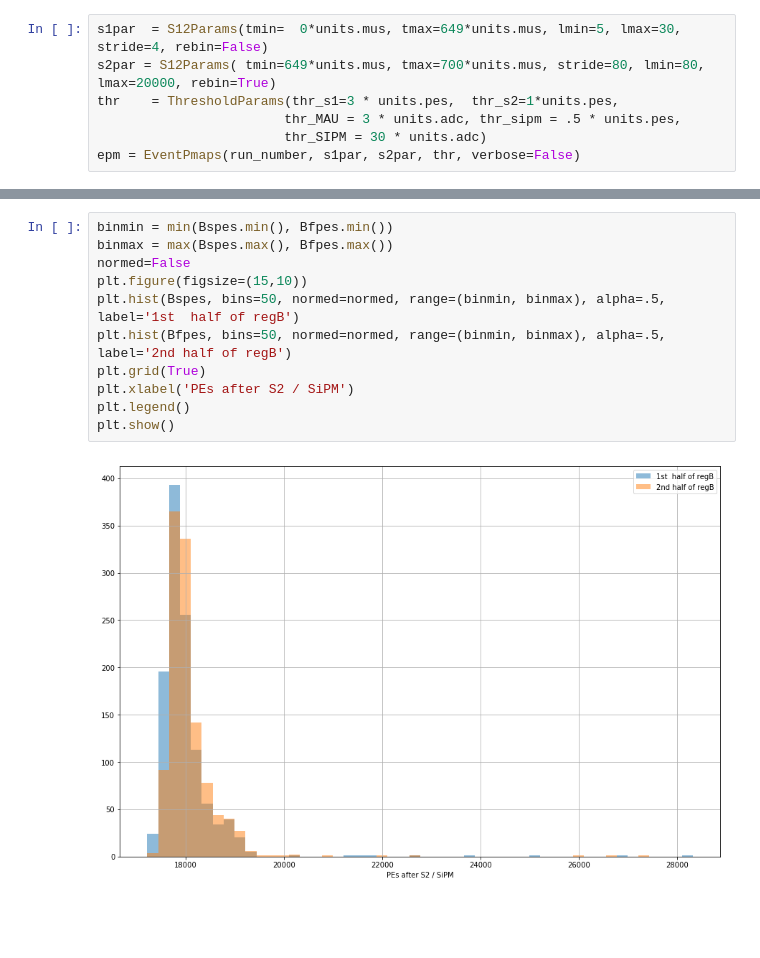
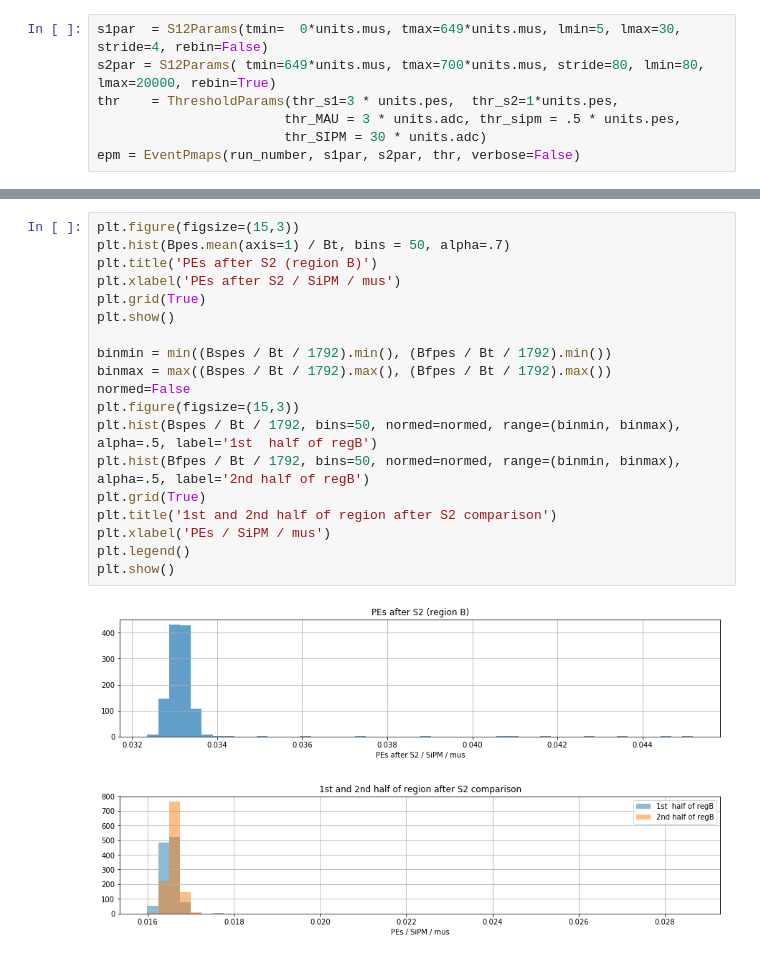
Before and after one commit to abotas/ICARO, a Jupyter notebook: icaro/Kryptonite/SiPMShowers.ipynb, the cells around one changed output, grey strips where cells are left out. Drawn from its saved outputs; the diff is of its cells as text; blank space fills up the shorter version.

```diff
--- a/icaro/Kryptonite/SiPMShowers.ipynb
+++ b/icaro/Kryptonite/SiPMShowers.ipynb
@@ -244,13 +271,22 @@ plt.show()
 # %%
-binmin = min(Bspes.min(), Bfpes.min())
-binmax = max(Bspes.max(), Bfpes.max())
+plt.figure(figsize=(15,3))
+plt.hist(Bpes.mean(axis=1) / Bt, bins = 50, alpha=.7)
+plt.title('PEs after S2 (region B)')
+plt.xlabel('PEs after S2 / SiPM / mus')
+plt.grid(True)
+plt.show()
+
+binmin = min((Bspes / Bt / 1792).min(), (Bfpes / Bt / 1792).min())
+binmax = max((Bspes / Bt / 1792).max(), (Bfpes / Bt / 1792).max())
 normed=False
-plt.figure(figsize=(15,10))
-plt.hist(Bspes, bins=50, normed=normed, range=(binmin, binmax), alpha=.5, label='1st  half of regB')
-plt.hist(Bfpes, bins=50, normed=normed, range=(binmin, binmax), alpha=.5, label='2nd half of regB')
+plt.figure(figsize=(15,3))
+plt.hist(Bspes / Bt / 1792, bins=50, normed=normed, range=(binmin, binmax), alpha=.5, label='1st  half of regB')
+plt.hist(Bfpes / Bt / 1792, bins=50, normed=normed, range=(binmin, binmax), alpha=.5, label='2nd half of regB')
 plt.grid(True)
-plt.xlabel('PEs after S2 / SiPM')
+plt.title('1st and 2nd half of region after S2 comparison')
+plt.xlabel('PEs / SiPM / mus')
 plt.legend()
 plt.show()
 # %% [output]
-[figure, old version]
+[figure, new version]
+[figure, added]
```
Also changed, not shown: parts of 10 cells of this notebook, 1 other file.
